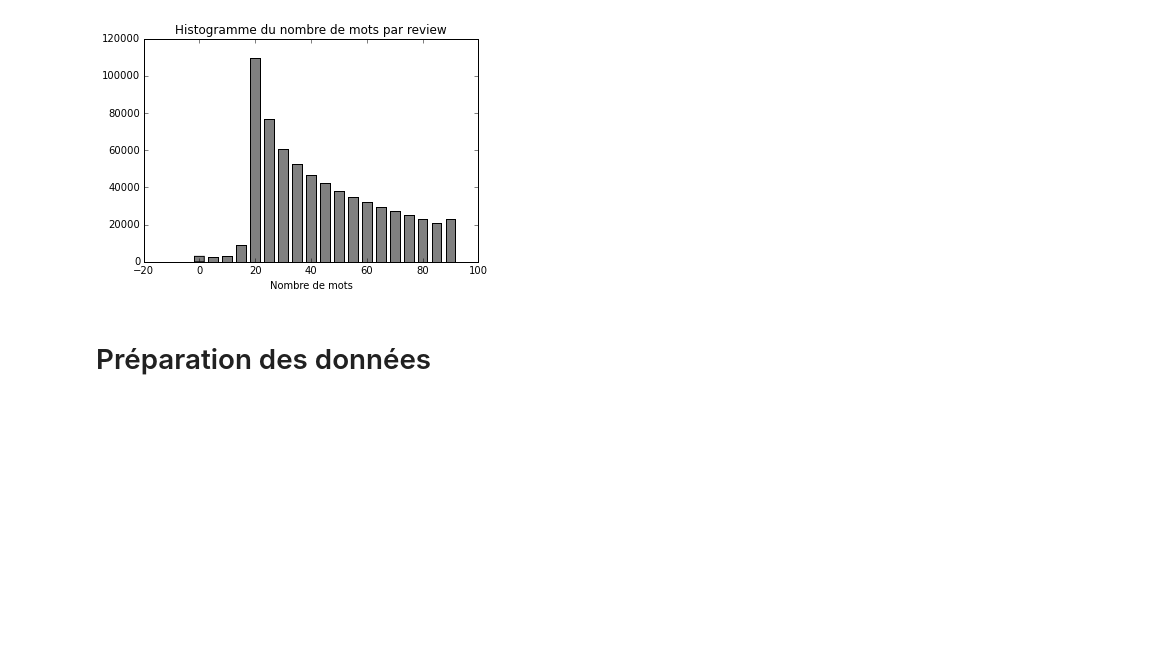
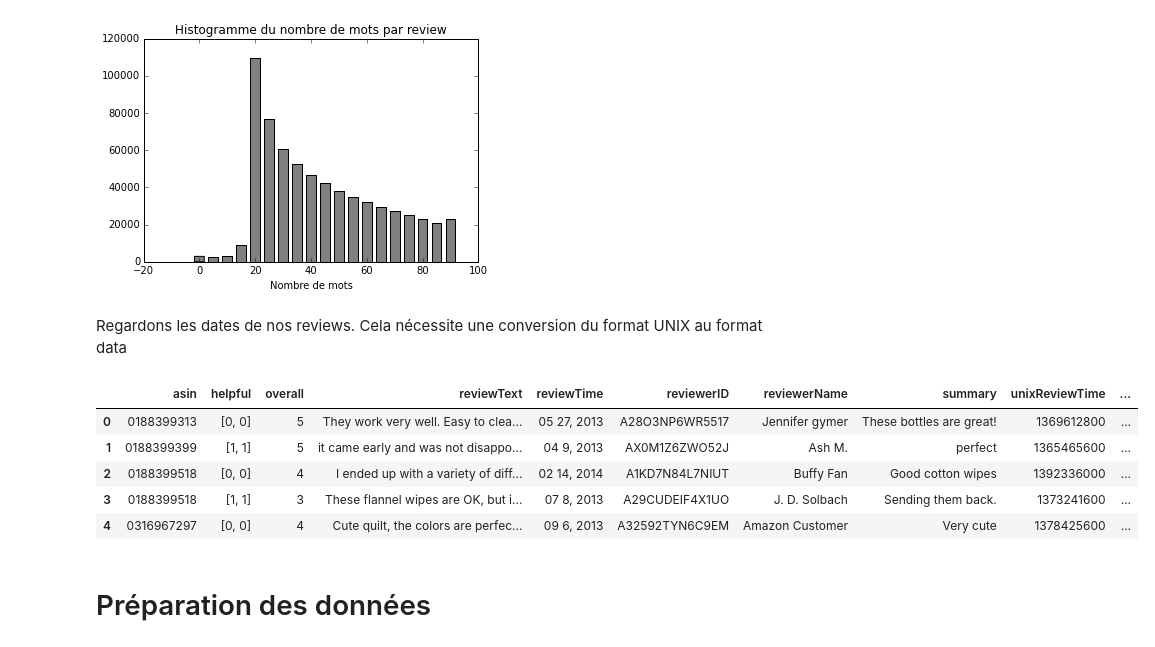
Before and after one commit to alexcombessie/ENSAE_Amazon-Review-Prediction, a Jupyter notebook: Projet Python - Amazon review data.ipynb, the cells around one changed output. Cells and saved outputs as stored; diff of their text form; code cells hidden in the pictures; blank space fills up the shorter version.

Commit message:
Addition of date time

```diff
--- a/Projet Python - Amazon review data.ipynb
+++ b/Projet Python - Amazon review data.ipynb
@@ -189,2 +189,15 @@ for i in range(df.shape[0]):
+# %% [markdown]
+Regardons les dates de nos reviews. Cela nécessite une conversion du format UNIX au format data
+# %%
+from datetime import datetime
+df["StandardReviewTime"] = df["unixReviewTime"].apply(datetime.fromtimestamp)
+df.head()
+# %% [output]
+|  | asin | helpful | overall | reviewText | reviewTime | reviewerID | reviewerName | summary | unixReviewTime | ... |
+| 0 | 0188399313 | [0, 0] | 5 | They work very well. Easy to clea... | 05 27, 2013 | A28O3NP6WR5517 | Jennifer gymer | These bottles are great! | 1369612800 | ... |
+| 1 | 0188399399 | [1, 1] | 5 | it came early and was not disappo... | 04 9, 2013 | AX0M1Z6ZWO52J | Ash M. | perfect | 1365465600 | ... |
+| 2 | 0188399518 | [0, 0] | 4 | I ended up with a variety of diff... | 02 14, 2014 | A1KD7N84L7NIUT | Buffy Fan | Good cotton wipes | 1392336000 | ... |
+| 3 | 0188399518 | [1, 1] | 3 | These flannel wipes are OK, but i... | 07 8, 2013 | A29CUDEIF4X1UO | J. D. Solbach | Sending them back. | 1373241600 | ... |
+| 4 | 0316967297 | [0, 0] | 4 | Cute quilt, the colors are perfec... | 09 6, 2013 | A32592TYN6C9EM | Amazon Customer | Very cute | 1378425600 | ... |
 # %% [markdown]
 # Préparation des données
```
Also changed, not shown: parts of 1 cell of this notebook.
